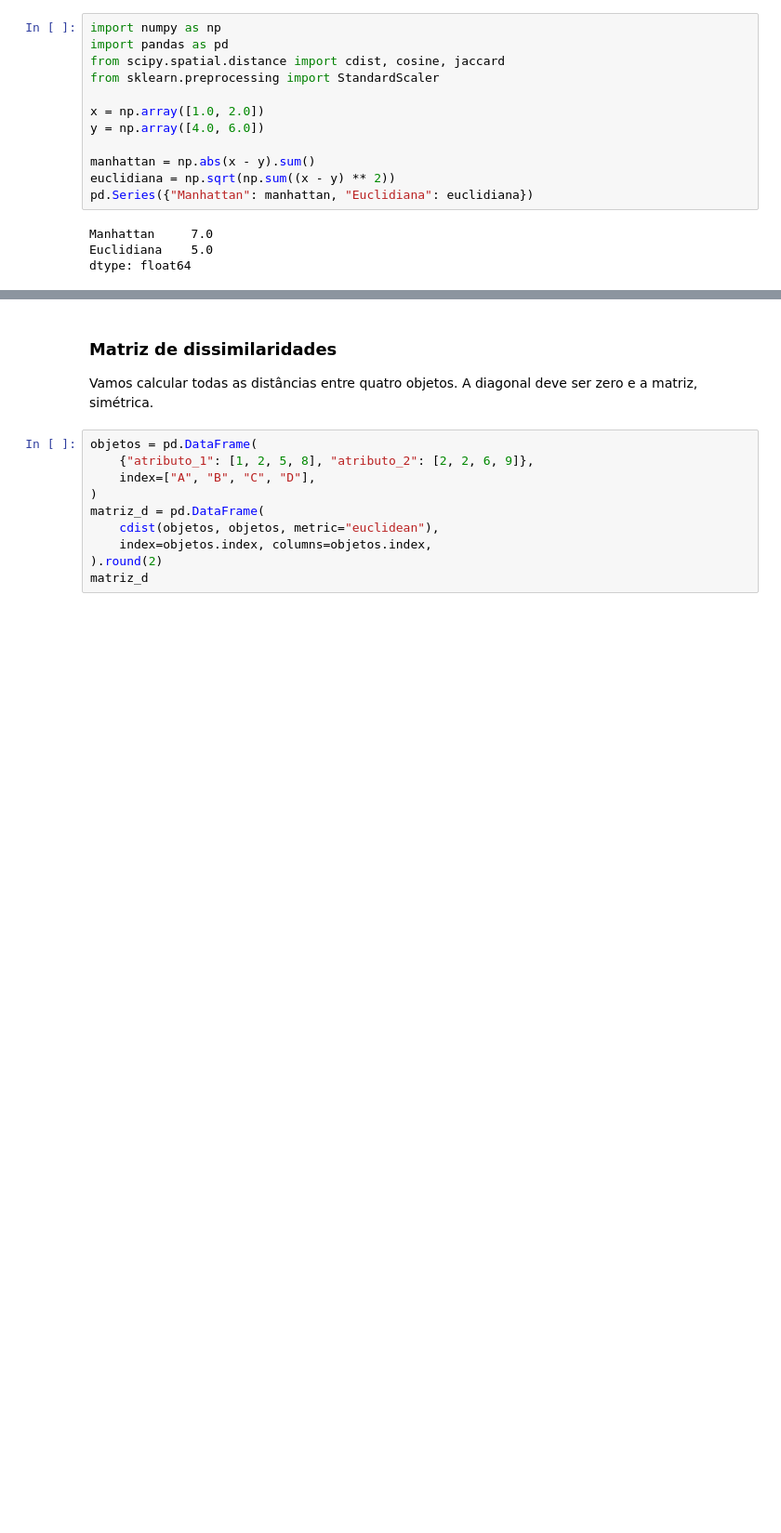
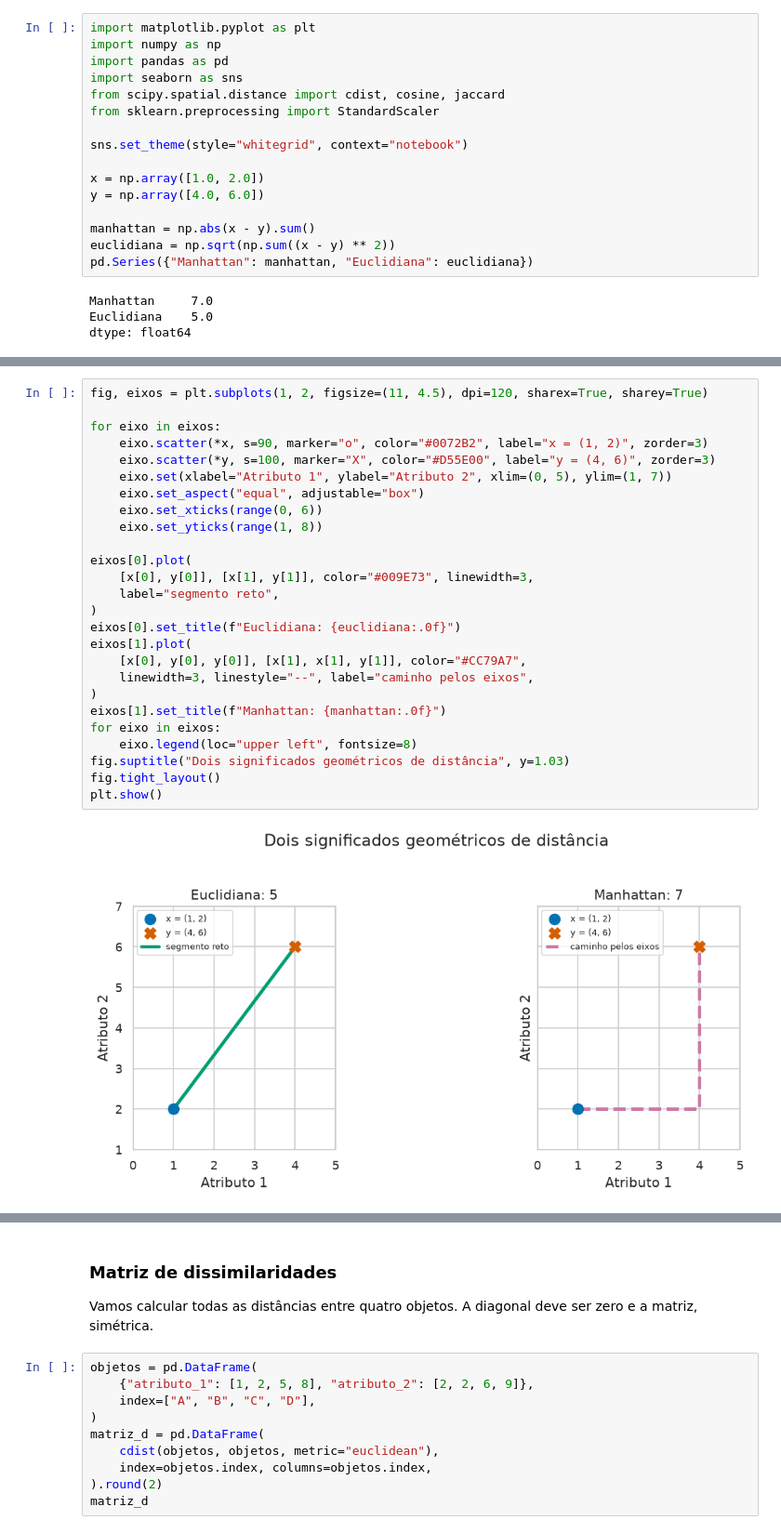
Before and after one commit to lalvim/DataMining, a Jupyter notebook: notebooks/unidade_02/02_03_similaridade_e_dissimilaridade.ipynb, the cells around one changed output, grey strips where cells are left out. Shown at 93% size. Cells and saved outputs as stored; diff of their text form; blank space fills up the shorter version.

```diff
--- a/notebooks/unidade_02/02_03_similaridade_e_dissimilaridade.ipynb
+++ b/notebooks/unidade_02/02_03_similaridade_e_dissimilaridade.ipynb
@@ -40,10 +40,14 @@ $$d_1=|1-4|+|2-6|=7,$$
 
 $$d_2=\sqrt{(1-4)^2+(2-6)^2}=5.$$
 # %%
+import matplotlib.pyplot as plt
 import numpy as np
 import pandas as pd
+import seaborn as sns
 from scipy.spatial.distance import cdist, cosine, jaccard
 from sklearn.preprocessing import StandardScaler
+
+sns.set_theme(style="whitegrid", context="notebook")
 
 x = np.array([1.0, 2.0])
 y = np.array([4.0, 6.0])
@@ -57,0 +66,28 @@ dtype: float64
+# %%
+fig, eixos = plt.subplots(1, 2, figsize=(11, 4.5), dpi=120, sharex=True, sharey=True)
+
+for eixo in eixos:
+    eixo.scatter(*x, s=90, marker="o", color="#0072B2", label="x = (1, 2)", zorder=3)
+    eixo.scatter(*y, s=100, marker="X", color="#D55E00", label="y = (4, 6)", zorder=3)
+    eixo.set(xlabel="Atributo 1", ylabel="Atributo 2", xlim=(0, 5), ylim=(1, 7))
+    eixo.set_aspect("equal", adjustable="box")
+    eixo.set_xticks(range(0, 6))
+    eixo.set_yticks(range(1, 8))
+
+eixos[0].plot(
+    [x[0], y[0]], [x[1], y[1]], color="#009E73", linewidth=3,
+    label="segmento reto",
+)
+eixos[0].set_title(f"Euclidiana: {euclidiana:.0f}")
+eixos[1].plot(
+    [x[0], y[0], y[0]], [x[1], x[1], y[1]], color="#CC79A7",
+    linewidth=3, linestyle="--", label="caminho pelos eixos",
+)
+eixos[1].set_title(f"Manhattan: {manhattan:.0f}")
+for eixo in eixos:
+    eixo.legend(loc="upper left", fontsize=8)
+fig.suptitle("Dois significados geométricos de distância", y=1.03)
+fig.tight_layout()
+plt.show()
+# %% [output]
+[figure, added]
```
Also changed, not shown: parts of 7 cells of this notebook, 2 other files.
